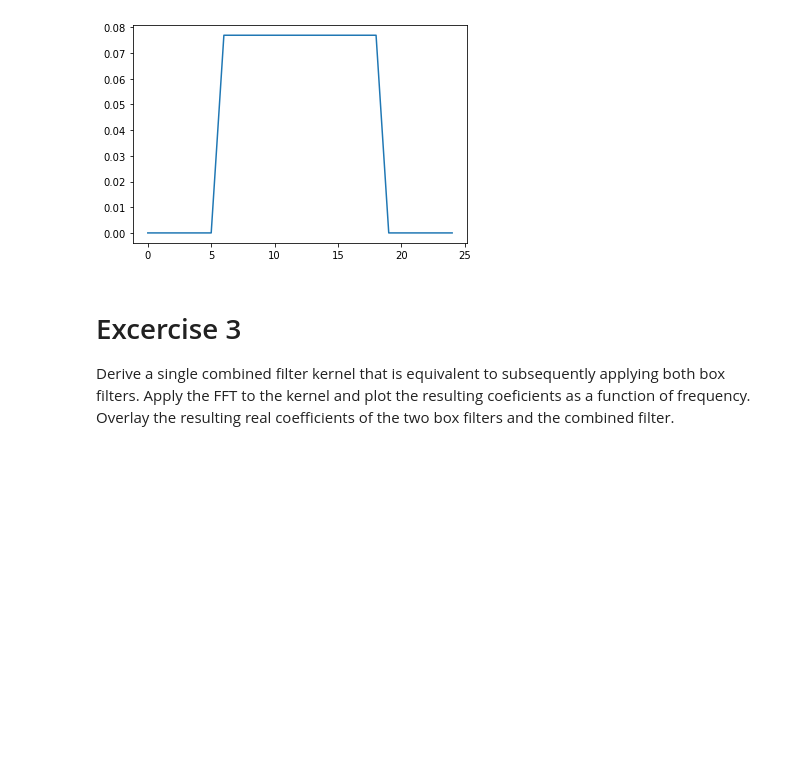
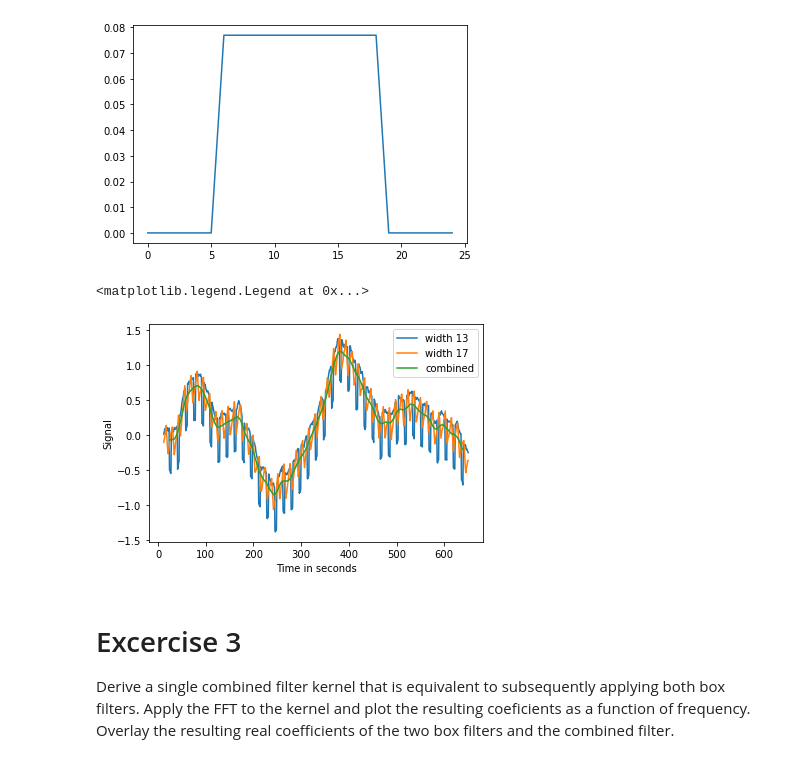
Before and after one commit to Ma-Zhuang/Visualization, a Jupyter notebook: lab9/lab-9.ipynb, the cells around one changed output. Cells and saved outputs as stored; diff of their text form; code cells hidden in the pictures; blank space fills up the shorter version.

```diff
--- a/lab9/lab-9.ipynb
+++ b/lab9/lab-9.ipynb
@@ -389,6 +389,25 @@ plt.plot(k13)
 [figure]
 [<matplotlib.lines.Line2D at 0x...>]
 [figure]
+# %%
+signal13 = np.convolve(signal, k13, 'valid')
+shift=(signal.size-signal13.size) // 2
+plt.plot(time[shift:-shift], signal13, label='width 13')
+
+signal17 = np.convolve(signal, k17, 'valid')
+shift=(signal.size-signal13.size) // 2
+plt.plot(time[shift:-shift], signal17, label='width 17')
+
+signal13_17 = np.convolve(signal13, k17, 'valid')
+shift=(signal.size-signal13_17.size) // 2
+plt.plot(time[shift:-shift], signal13_17, label='combined')
+
+plt.xlabel('Time in seconds')
+plt.ylabel('Signal')
+plt.legend()
+# %% [output]
+<matplotlib.legend.Legend at 0x...>
+[figure, added]
 # %% [markdown]
 # Excercise 3
 Derive a single combined filter kernel that is equivalent to subsequently applying both box filters.
```
